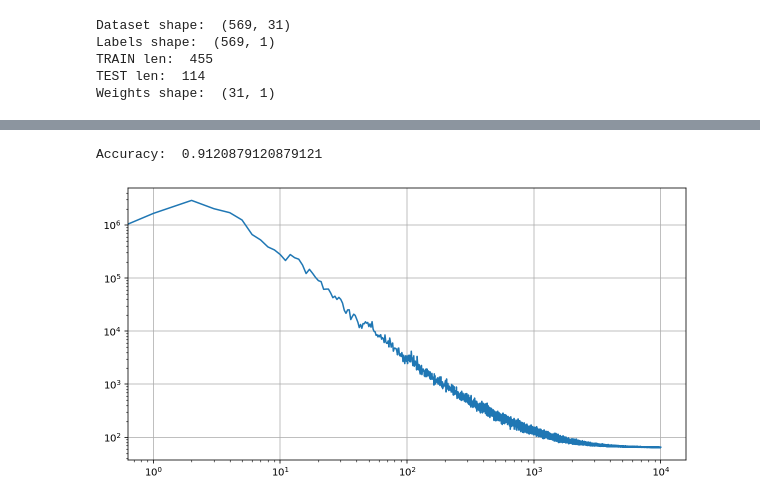
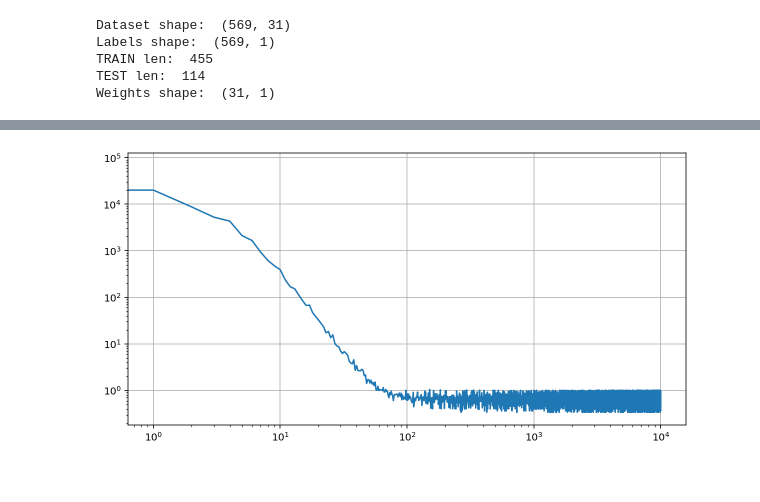
Before and after one commit to FrancescoMandru/Optimization, a Jupyter notebook: jupyter/testfunctions.ipynb, the cells around one changed output, grey strips where cells are left out. Saved outputs shown, nothing was run; the diff lists cells and outputs as text; code cells hidden in the pictures.

```diff
--- a/jupyter/testfunctions.ipynb
+++ b/jupyter/testfunctions.ipynb
@@ -345,14 +289,0 @@ ValueError: operands could not be broadcast together with shapes (64,64) (64,31)
-# %%
-loss = []
-for i in range(5):
-    weights_initial = np.random.rand(1,X.shape[1]).T
-    a, b = accelegrad(weights_initial,
-               X_train,
-               y_train,
-               diameter=100,
-               lamb=0.001,
-               max_iter=10000)
-
-    loss.append(a)
-
-a = np.mean(loss,axis=0)
@@ -378,12 +289,0 @@ KeyboardInterrupt:
-# %%
-plt.plot(a)
-plt.grid()
-plt.yscale('log')
-plt.xscale('log')
-
-
-y_pred = predict(X_train, b)
-print("Accuracy: ", get_accuracy(y_pred,y_train))
-# %% [output]
-Accuracy:  0.9120879120879121
-[figure, removed]
@@ -389,0 +423,16 @@ Accuracy:  0.9120879120879121
+# %%
+weights_initial = np.random.rand(1, X_train.shape[1]).T
+loss_hist, y_bar = accelegrad_v2(weights_initial,
+                              X_train,
+                              y_train,
+                              D=100,
+                              G=0,
+                              lamb=10,
+                              max_iter=10000)
+
+plt.plot(loss_hist)
+plt.grid()
+plt.yscale('log')
+plt.xscale('log')
+# %% [output]
+[figure, added]
```
Also changed, not shown: parts of 9 cells of this notebook.
